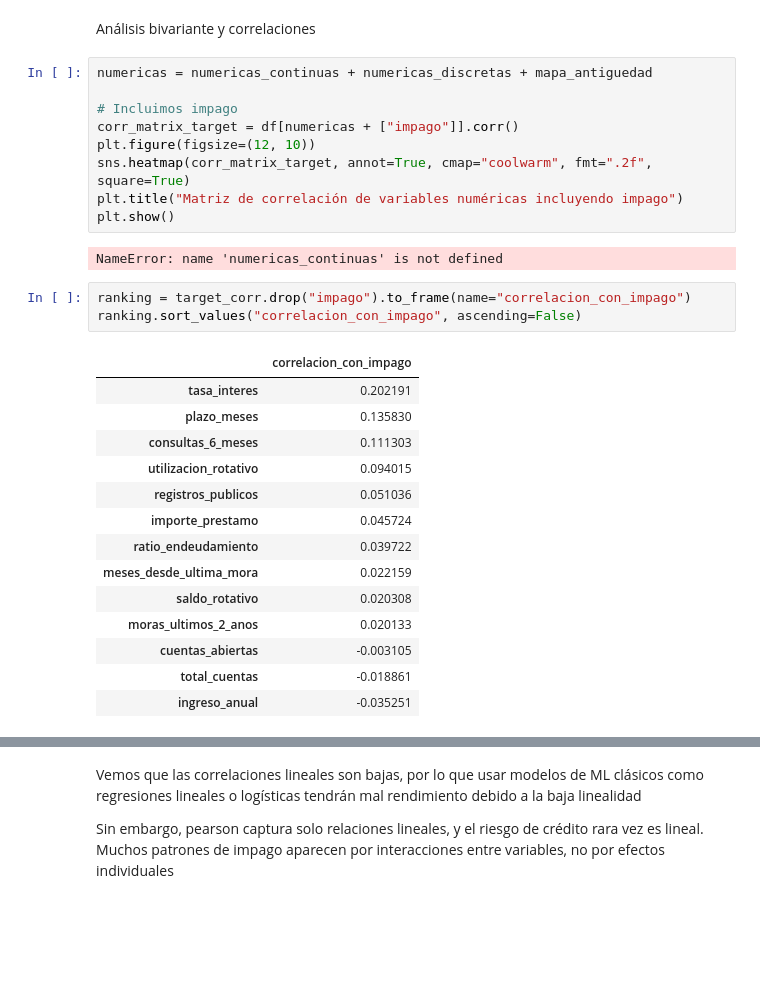
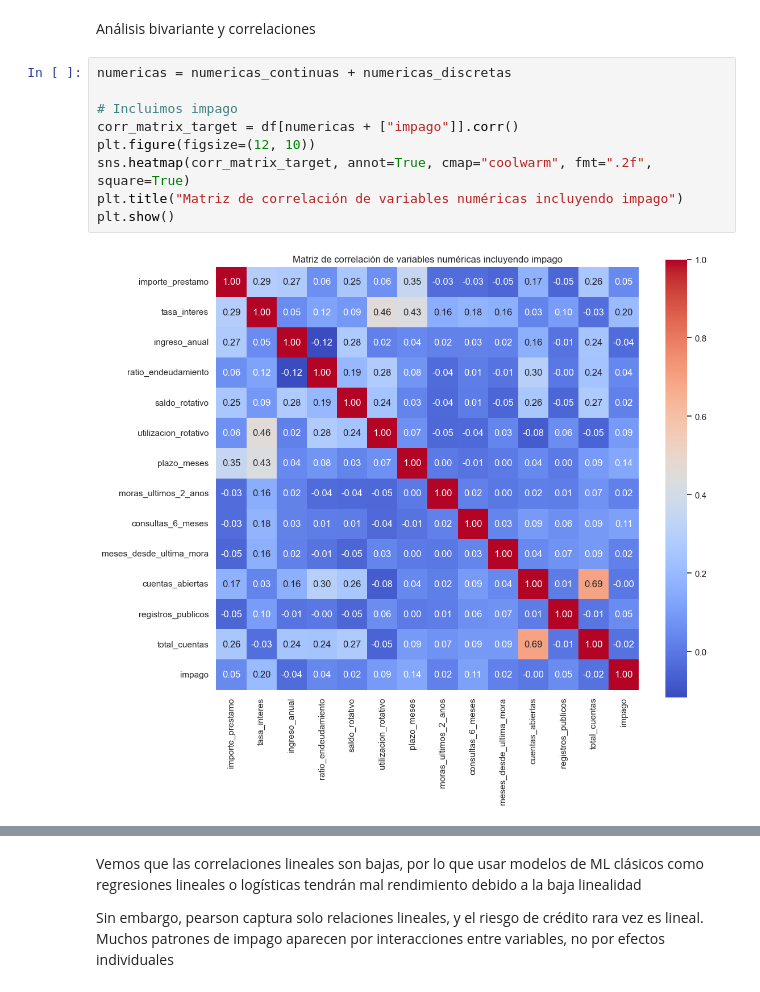
Before and after one commit to Jxweyy/CUNEF__PROYECTO_APRENDIZAJE_AUTOMATICO, a Jupyter notebook: 00_EDA.ipynb, the cells around one changed output, grey strips where cells are left out. Drawn from its saved outputs; the diff is of its cells as text; blank space fills up the shorter version.

```diff
--- a/00_EDA.ipynb
+++ b/00_EDA.ipynb
@@ -572,31 +579,13 @@ df.head(5)
 # %% [markdown]
 Análisis bivariante y correlaciones
 # %%
-numericas = numericas_continuas + numericas_discretas + mapa_antiguedad
+numericas = numericas_continuas + numericas_discretas
 
 # Incluimos impago
 corr_matrix_target = df[numericas + ["impago"]].corr()
 plt.figure(figsize=(12, 10))
 sns.heatmap(corr_matrix_target, annot=True, cmap="coolwarm", fmt=".2f", square=True)
 plt.title("Matriz de correlación de variables numéricas incluyendo impago")
 plt.show()
 # %% [output]
-NameError: name 'numericas_continuas' is not defined
+[figure, added]
-# %%
-ranking = target_corr.drop("impago").to_frame(name="correlacion_con_impago")
-ranking.sort_values("correlacion_con_impago", ascending=False)
-# %% [output]
-|  | correlacion_con_impago |
-| tasa_interes | 0.202191 |
-| plazo_meses | 0.135830 |
-| consultas_6_meses | 0.111303 |
-| utilizacion_rotativo | 0.094015 |
-| registros_publicos | 0.051036 |
-| importe_prestamo | 0.045724 |
-| ratio_endeudamiento | 0.039722 |
-| meses_desde_ultima_mora | 0.022159 |
-| saldo_rotativo | 0.020308 |
-| moras_ultimos_2_anos | 0.020133 |
-| cuentas_abiertas | -0.003105 |
-| total_cuentas | -0.018861 |
-| ingreso_anual | -0.035251 |
```
Also changed, not shown: parts of 13 cells of this notebook.
